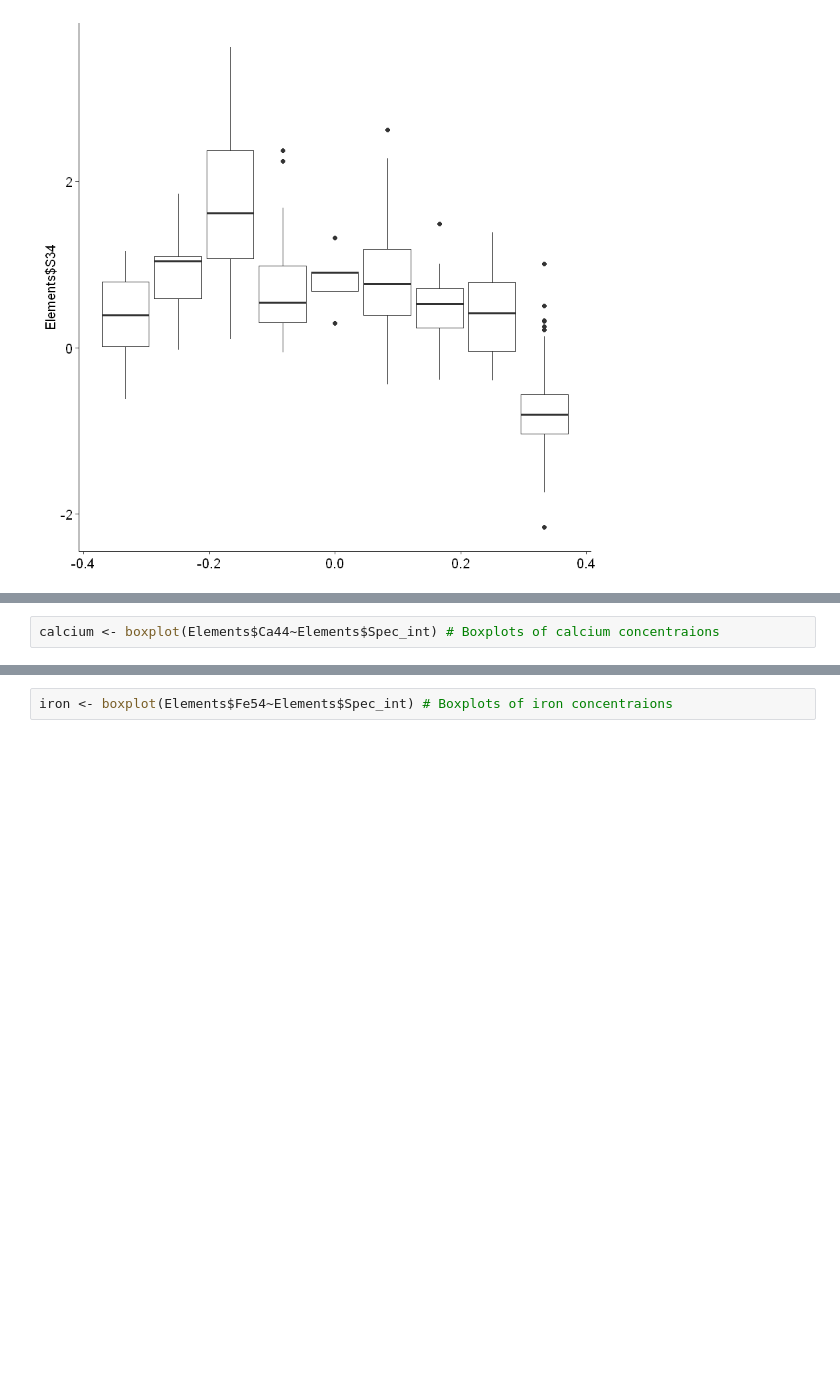
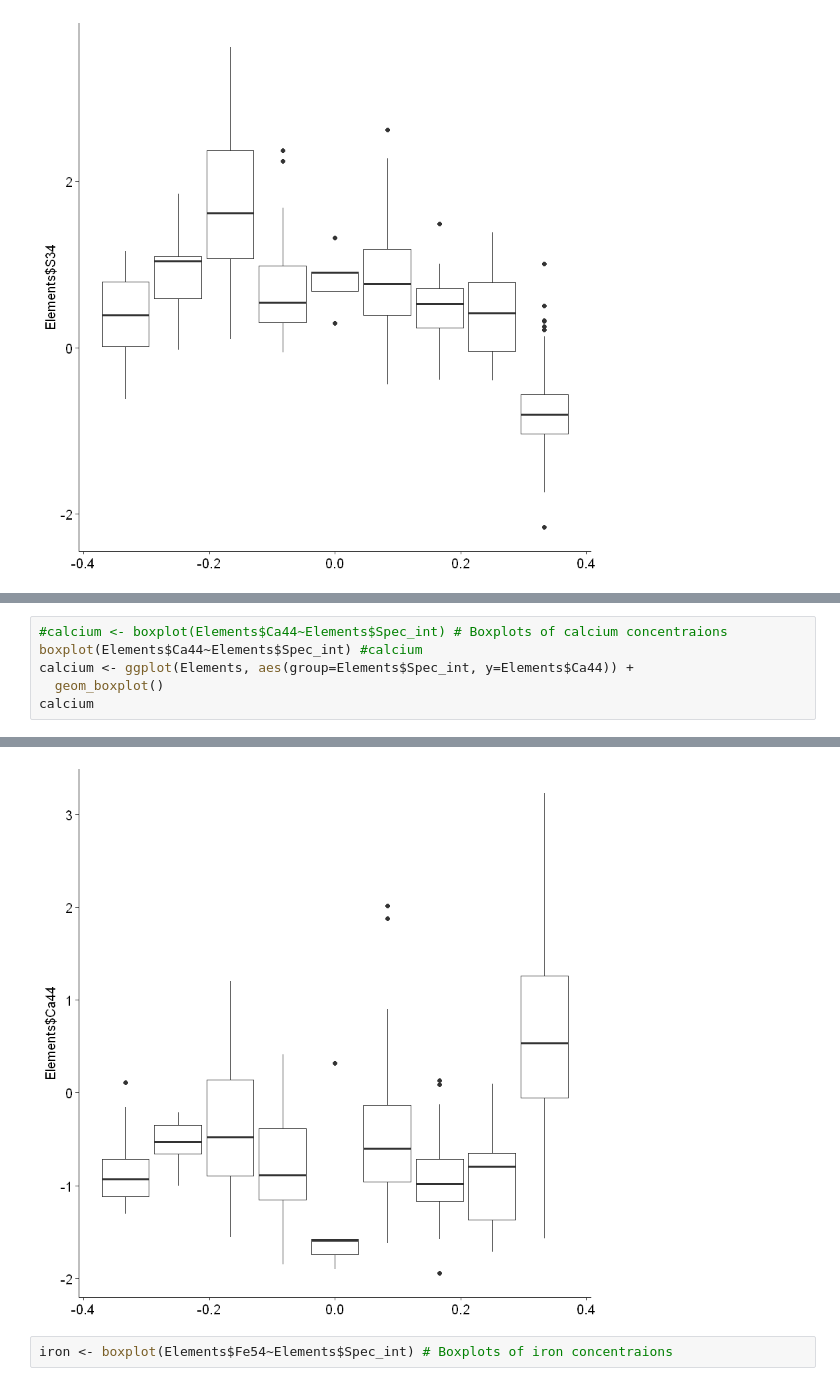
Before and after one commit to Kovacs-Lab/Aim-3, a Jupyter notebook: Ionomics/Boxplots.ipynb, the cells around one changed output, grey strips where cells are left out. Drawn from its saved outputs; the diff is of its cells as text; blank space fills up the shorter version.

```diff
--- a/Ionomics/Boxplots.ipynb
+++ b/Ionomics/Boxplots.ipynb
@@ -92,7 +98,12 @@ potassium <- boxplot(Elements$K39~Elements$Spec_int) # Boxplots of potassium con
 # %%
-calcium <- boxplot(Elements$Ca44~Elements$Spec_int) # Boxplots of calcium concentraions
+#calcium <- boxplot(Elements$Ca44~Elements$Spec_int) # Boxplots of calcium concentraions
+boxplot(Elements$Ca44~Elements$Spec_int) #calcium
+calcium <- ggplot(Elements, aes(group=Elements$Spec_int, y=Elements$Ca44)) +
+  geom_boxplot()
+calcium
 # %% [output]
 [figure]
+[figure, added]
 # %%
 iron <- boxplot(Elements$Fe54~Elements$Spec_int) # Boxplots of iron concentraions
 # %% [output]
```
Also changed, not shown: parts of 3 cells of this notebook.
